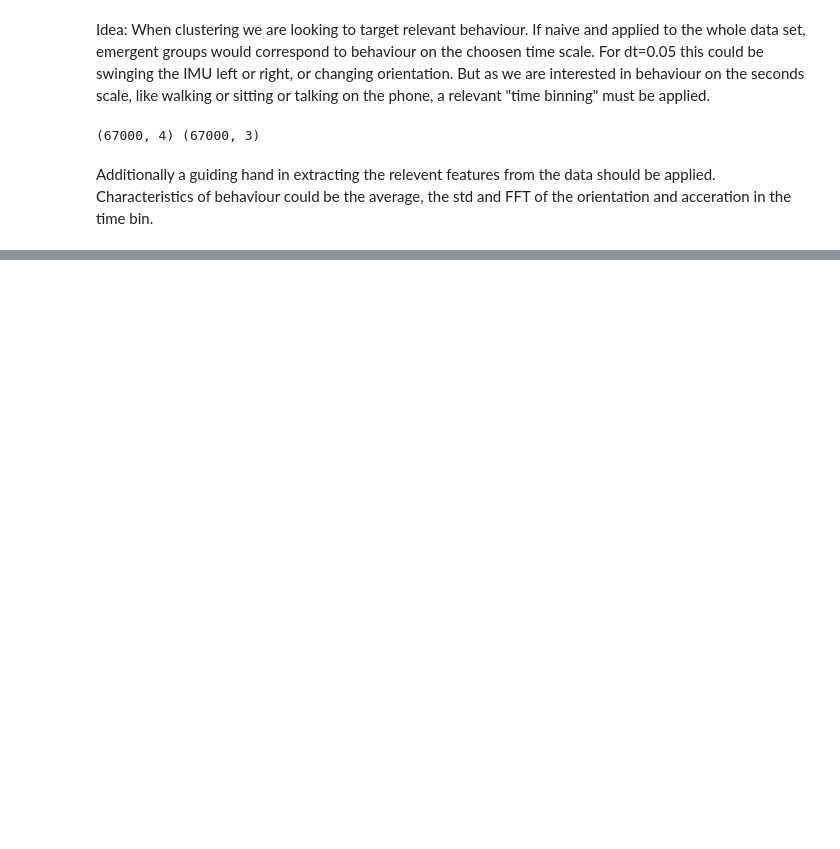
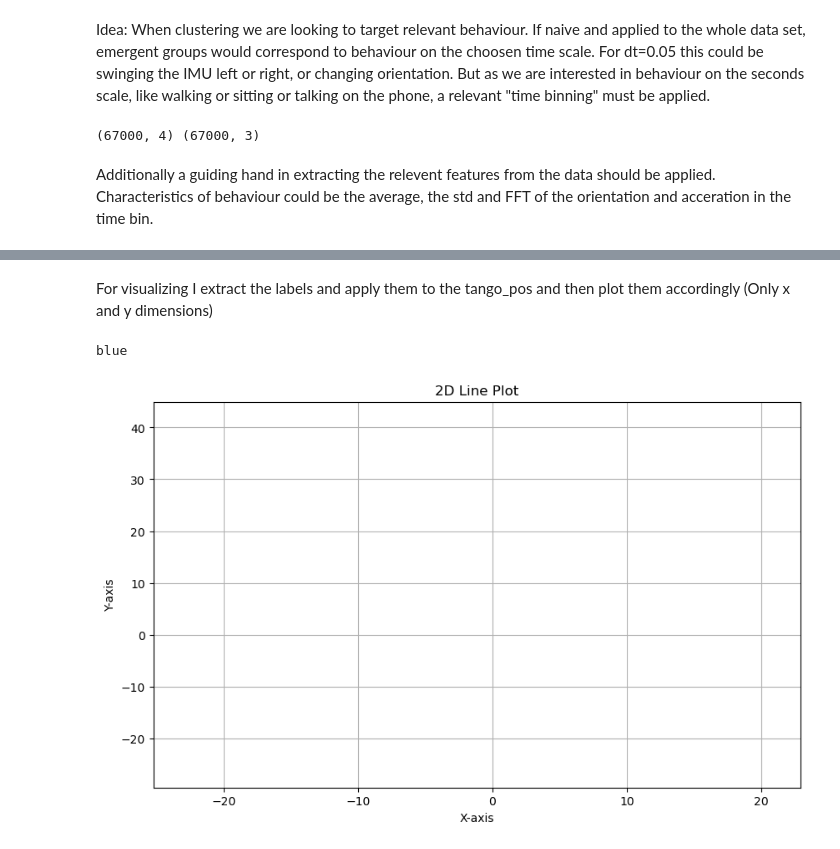
Before and after one commit to tonton-golio/inertial_navigation_transformer, a Jupyter notebook: playground_notebooks/clustering_unsupervised.ipynb, the cells around one changed output, grey strips where cells are left out. Cells and saved outputs as stored; diff of their text form; code cells hidden in the pictures; blank space fills up the shorter version.

```diff
--- a/playground_notebooks/clustering_unsupervised.ipynb
+++ b/playground_notebooks/clustering_unsupervised.ipynb
@@ -94,0 +130,28 @@ Next up is to apply a clustering algorithm.
+# %% [markdown]
+For visualizing I extract the labels and apply them to the tango_pos and then plot them accordingly (Only x and y dimensions)
+# %%
+# Create a 2D line plot
+
+label_agglo = np.repeat(agglomerative_labels, time_bin_size)
+label_kmeans = np.repeat(kmeans_labels, time_bin_size)
+color_map = {0: 'red', 1: 'green', 2: 'blue', 3: 'yellow', 4: 'orange', 5: 'purple', 6: 'pink', 7: 'brown', 8: 'gray', 9: 'cyan'}
+colors_agglo = [color_map[label] for label in label_agglo]
+colors_kmeans = [color_map[label] for label in label_kmeans]
+
+plt.figure(figsize=(10, 6))
+
+print(colors_agglo[1231])
+
+
+
+# Set labels and title
+plt.xlabel('X-axis')
+plt.ylabel('Y-axis')
+plt.title('2D Line Plot')
+plt.grid(True)  # Add gridlines
+
+# Show the plot
+plt.show()
+# %% [output]
+blue
+[figure, added]
```
Also changed, not shown: parts of 9 cells of this notebook.
